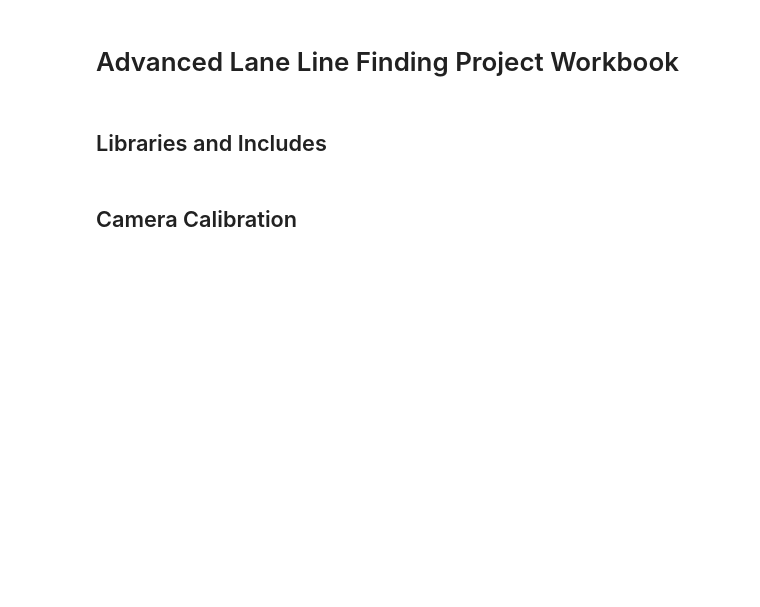
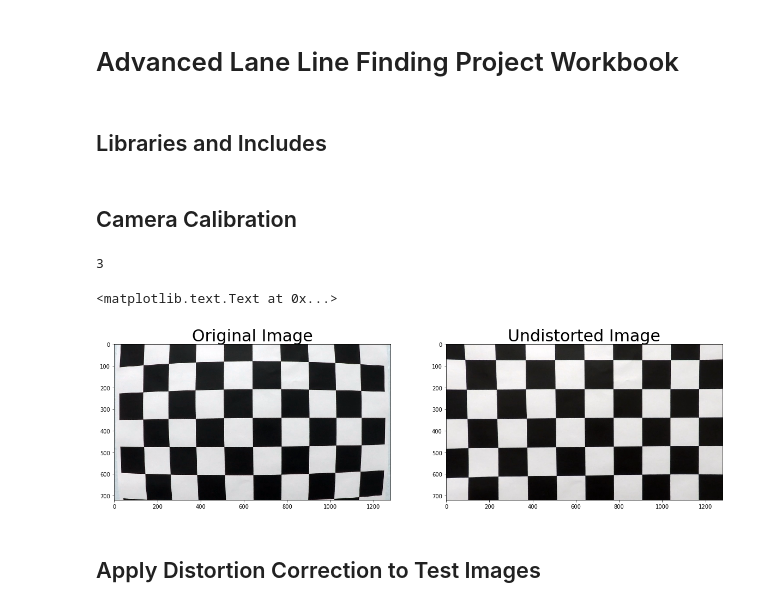
Before and after one commit to jaxanc/CarND-Advanced-Lane-Lines, a Jupyter notebook: Workbook.ipynb, the cells around one changed output. Drawn from its saved outputs; the diff is of its cells as text; code cells hidden in the pictures; blank space fills up the shorter version.

Commit message:
Updated camera calibration

```diff
--- a/Workbook.ipynb
+++ b/Workbook.ipynb
@@ -12,9 +13,13 @@ import matplotlib.image as mpimg
 # %% [markdown]
 ## Camera Calibration
 # %%
+# Update the number of x points to 9 as indicated in the lesson
+nx = 9
+ny = 6
+
 # prepare object points, like (0,0,0), (1,0,0), (2,0,0) ....,(6,5,0)
-objp = np.zeros((6*9,3), np.float32)
-objp[:,:2] = np.mgrid[0:9, 0:6].T.reshape(-1,2)
+objp = np.zeros((ny*nx,3), np.float32)
+objp[:,:2] = np.mgrid[0:nx, 0:ny].T.reshape(-1,2)
 
 # Arrays to store object points and image points from all the images.
 objpoints = [] # 3d points in real world space
@@ -22,14 +27,14 @@ imgpoints = [] # 2d points in image plane.
 
 # Make a list of calibration images
 images = glob.glob('camera_cal/calibration*.jpg')
-
+numberOfUndetected = 0
 # Step through the list and search for chessboard corners
-for idx, fname in enumerate(images):
+for fname in enumerate(images):
     img = cv2.imread(fname)
     gray = cv2.cvtColor(img, cv2.COLOR_BGR2GRAY)
 
     # Find the chessboard corners
-    ret, corners = cv2.findChessboardCorners(gray, (8,6), None)
+    ret, corners = cv2.findChessboardCorners(gray, (nx,ny), flags=(cv2.CALIB_CB_ADAPTIVE_THRESH + cv2.CALIB_CB_NORMALIZE_IMAGE + cv2.CALIB_CB_FAST_CHECK))
 
     # If found, add object points, image points
     if ret == True:
@@ -37,10 +42,41 @@ for idx, fname in enumerate(images):
         imgpoints.append(corners)
 
         # Draw and display the corners
-        cv2.drawChessboardCorners(img, (8,6), corners, ret)
-        #write_name = 'corners_found'+str(idx)+'.jpg'
-        #cv2.imwrite(write_name, img)
-        cv2.imshow('img', img)
-        cv2.waitKey(500)
+        cv2.drawChessboardCorners(img, (nx,ny), corners, ret)
+        write_name = 'camera_cal/corners_found_'+ fname.split('\\')[-1]
+        #print(write_name)
+        cv2.imwrite(write_name, img)
+    else:
+        numberOfUndetected = numberOfUndetected + 1
 
-cv2.destroyAllWindows()
+print(numberOfUndetected)
+# %% [output]
+3
+# %%
+# Test undistortion on an image
+img = cv2.imread('camera_cal/calibration1.jpg')
+img_size = (img.shape[1], img.shape[0])
+
+# Do camera calibration given object points and image points
+ret, mtx, dist, rvecs, tvecs = cv2.calibrateCamera(objpoints, imgpoints, img_size,None,None)
+
+
+dst = cv2.undistort(img, mtx, dist, None, mtx)
+
+# Save the camera calibration result for later use (we won't worry about rvecs / tvecs)
+dist_pickle = {}
+dist_pickle["mtx"] = mtx
+dist_pickle["dist"] = dist
+pickle.dump( dist_pickle, open( "camera_cal/dist_pickle.p", "wb" ) )
+dst = cv2.cvtColor(dst, cv2.COLOR_BGR2RGB)
+# Visualize undistortion
+f, (ax1, ax2) = plt.subplots(1, 2, figsize=(20,10))
+ax1.imshow(img)
+ax1.set_title('Original Image', fontsize=30)
+ax2.imshow(dst)
+ax2.set_title('Undistorted Image', fontsize=30)
+# %% [output]
+<matplotlib.text.Text at 0x...>
+[figure, added]
+# %% [markdown]
+## Apply Distortion Correction to Test Images
```
Also changed, not shown: parts of 4 cells of this notebook, 20 other files.
